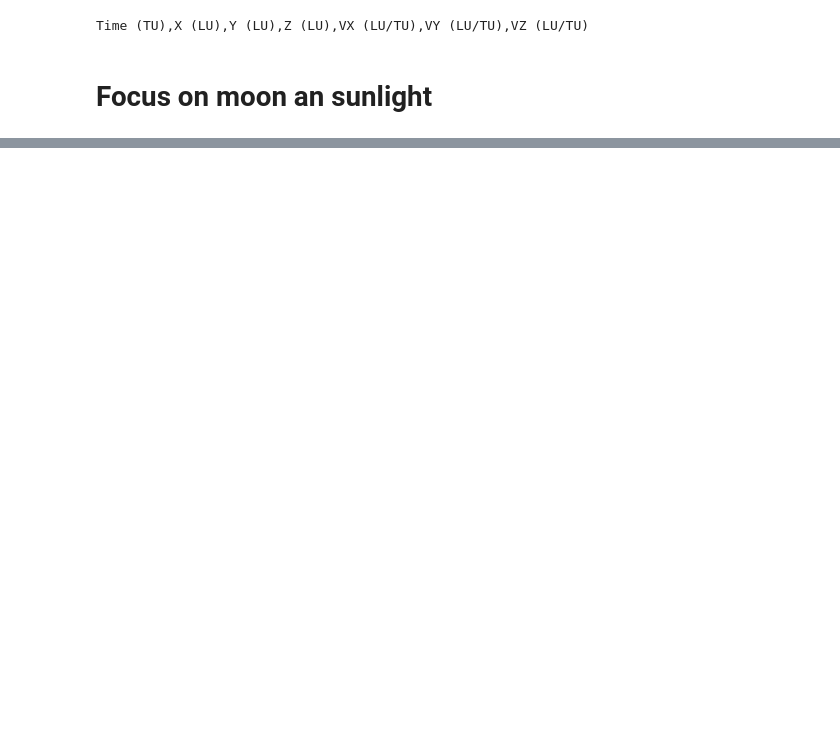
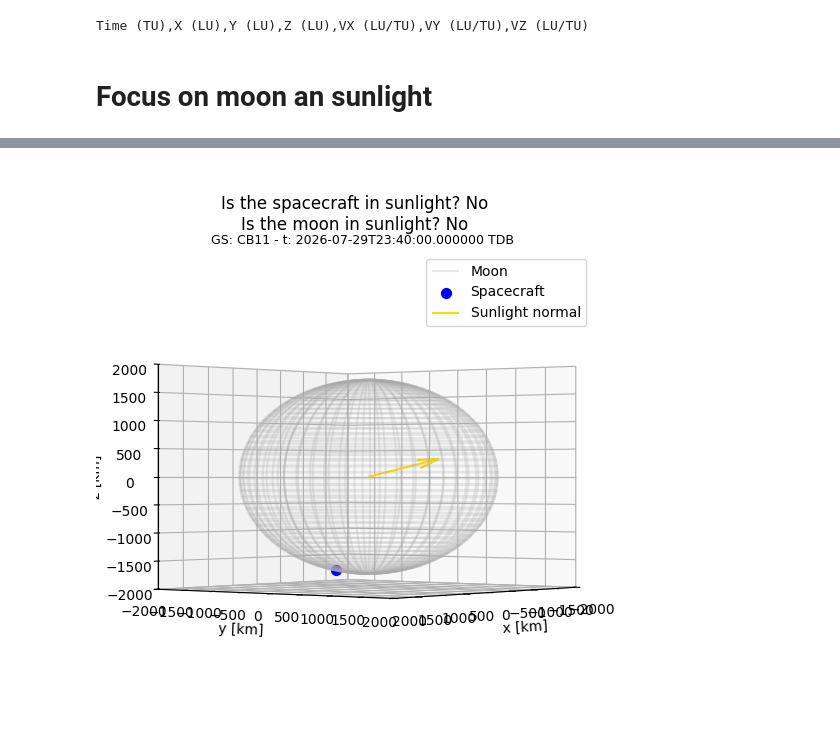
Before and after one commit to mani-sat/GODOTWork, a Jupyter notebook: sun_plane_plots.ipynb, the cells around one changed output, grey strips where cells are left out. Saved outputs shown, nothing was run; the diff lists cells and outputs as text; code cells hidden in the pictures; blank space fills up the shorter version.

```diff
--- a/sun_plane_plots.ipynb
+++ b/sun_plane_plots.ipynb
@@ -97,0 +92,5 @@ check_sun_plane(godotHandler,t,'lunar_eclipse')
+# %%
+t = godot.core.tempo.Epoch('2026-07-29T23:40:00.000000 TDB')
+check_sun_plane(godotHandler,t,'none_in_sunlight', 0.0, 0.0)
+# %% [output]
+[figure, added]
```
Also changed, not shown: parts of 4 cells of this notebook, 5 other files.
